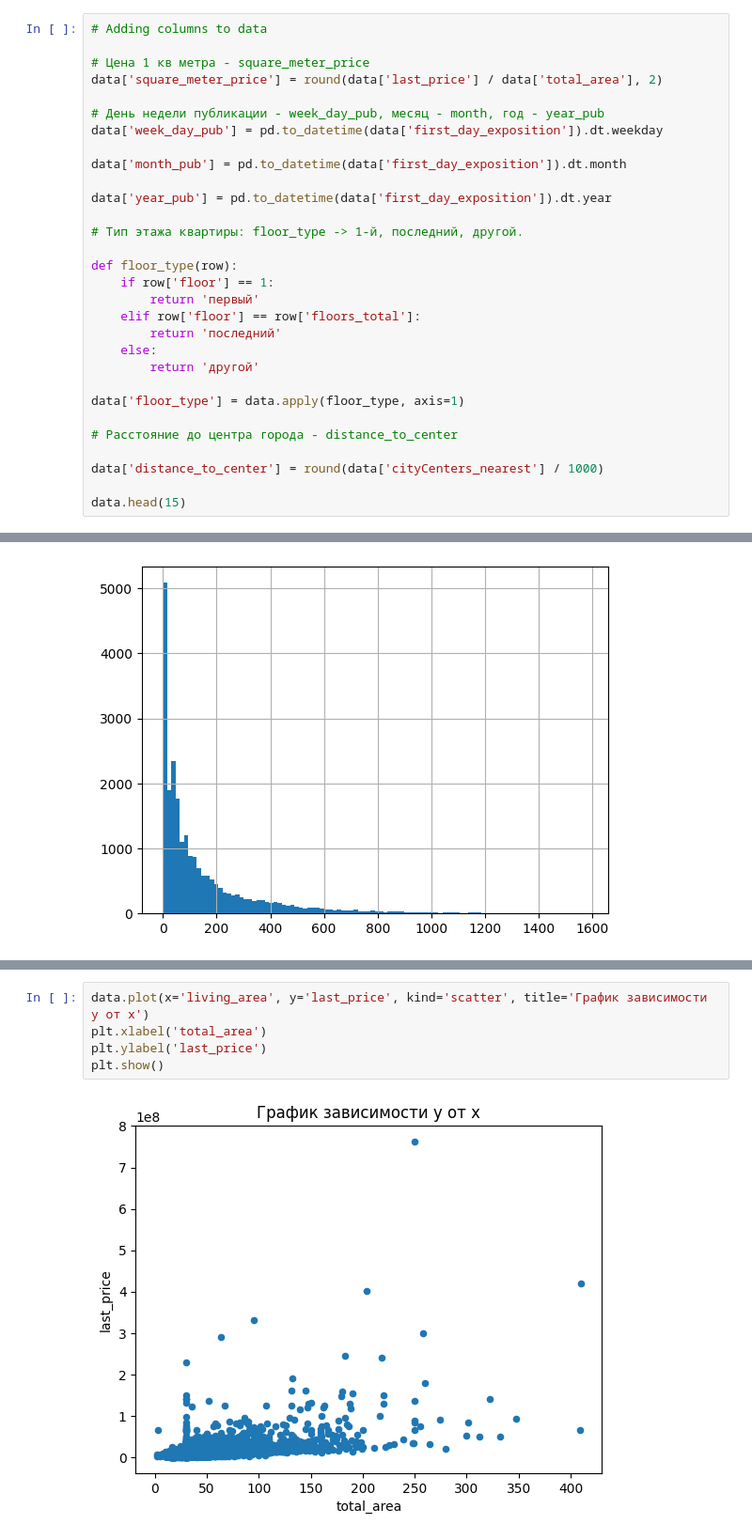
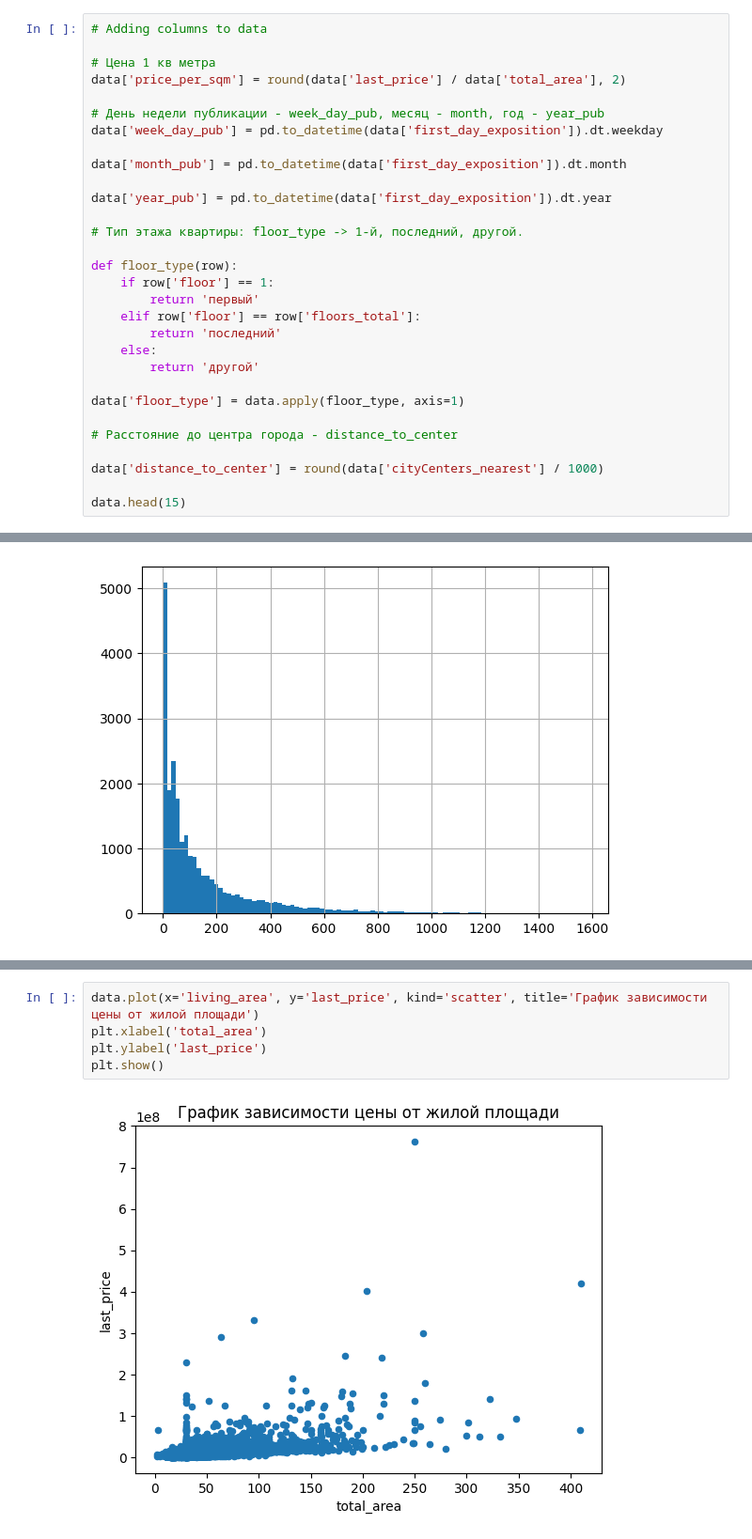
Before and after one commit to eugenii/data_sciencse, a Jupyter notebook: sp4.ipynb, the cells around one changed output, grey strips where cells are left out. Shown at 94% size. Drawn from its saved outputs; the diff is of its cells as text.

```diff
--- a/sp4.ipynb
+++ b/sp4.ipynb
@@ -117,8 +113,8 @@ Name: clean_locality_name, dtype: object
 # %%
 # Adding columns to data
 
-# Цена 1 кв метра - square_meter_price
-data['square_meter_price'] = round(data['last_price'] / data['total_area'], 2)
+# Цена 1 кв метра
+data['price_per_sqm'] = round(data['last_price'] / data['total_area'], 2)
 
 # День недели публикации - week_day_pub, месяц - month, год - year_pub
 data['week_day_pub'] = pd.to_datetime(data['first_day_exposition']).dt.weekday
@@ -221,7 +224,7 @@ filtered_data['days_exposition'].hist(bins=100)
 # %%
-data.plot(x='living_area', y='last_price', kind='scatter', title='График зависимости y от x')
+data.plot(x='living_area', y='last_price', kind='scatter', title='График зависимости цены от жилой площади')
 plt.xlabel('total_area')
 plt.ylabel('last_price')
 plt.show()
 # %% [output]
-[figure, old version]
+[figure, new version]
```
Also changed, not shown: parts of 10 cells of this notebook.
